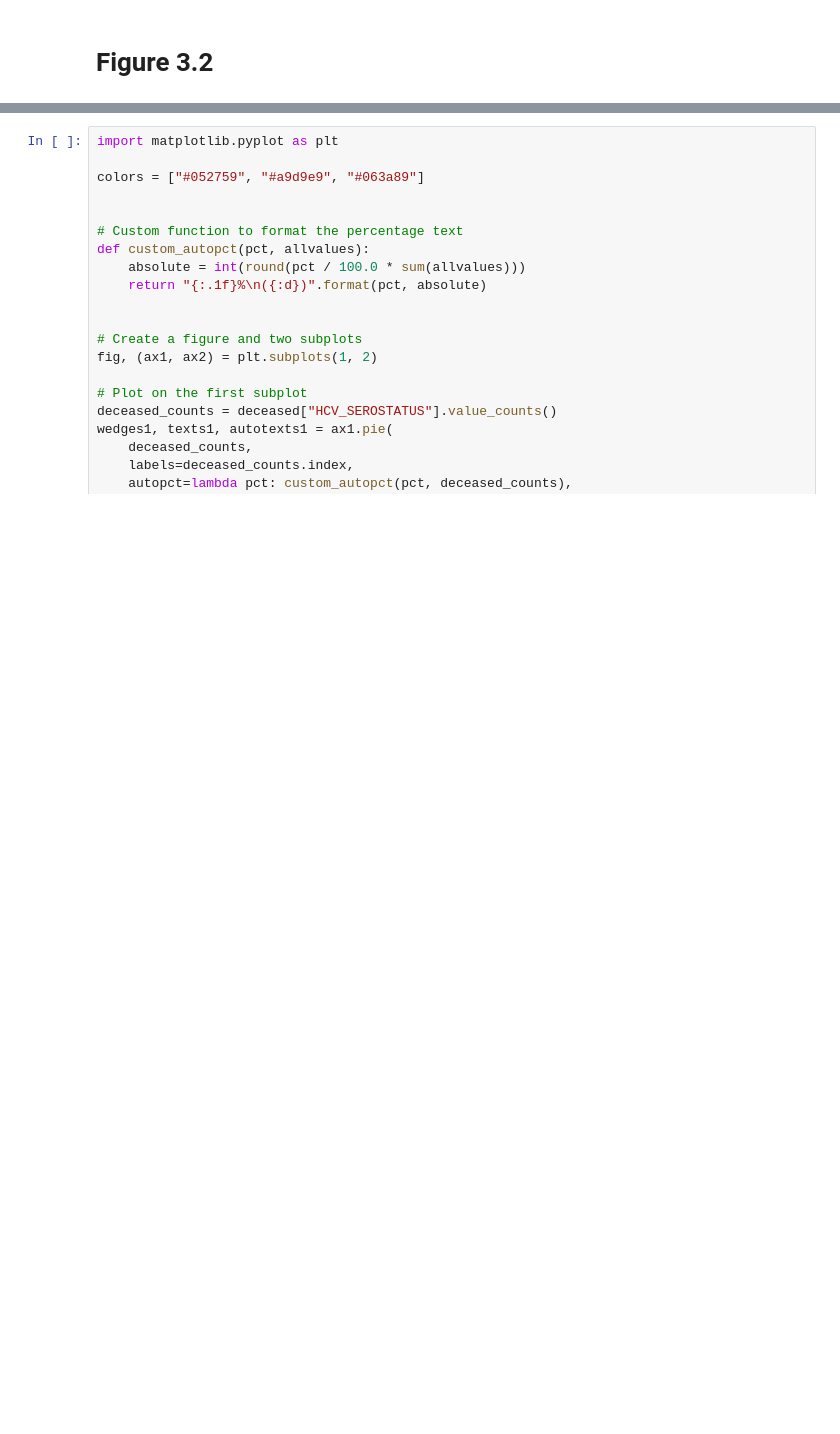
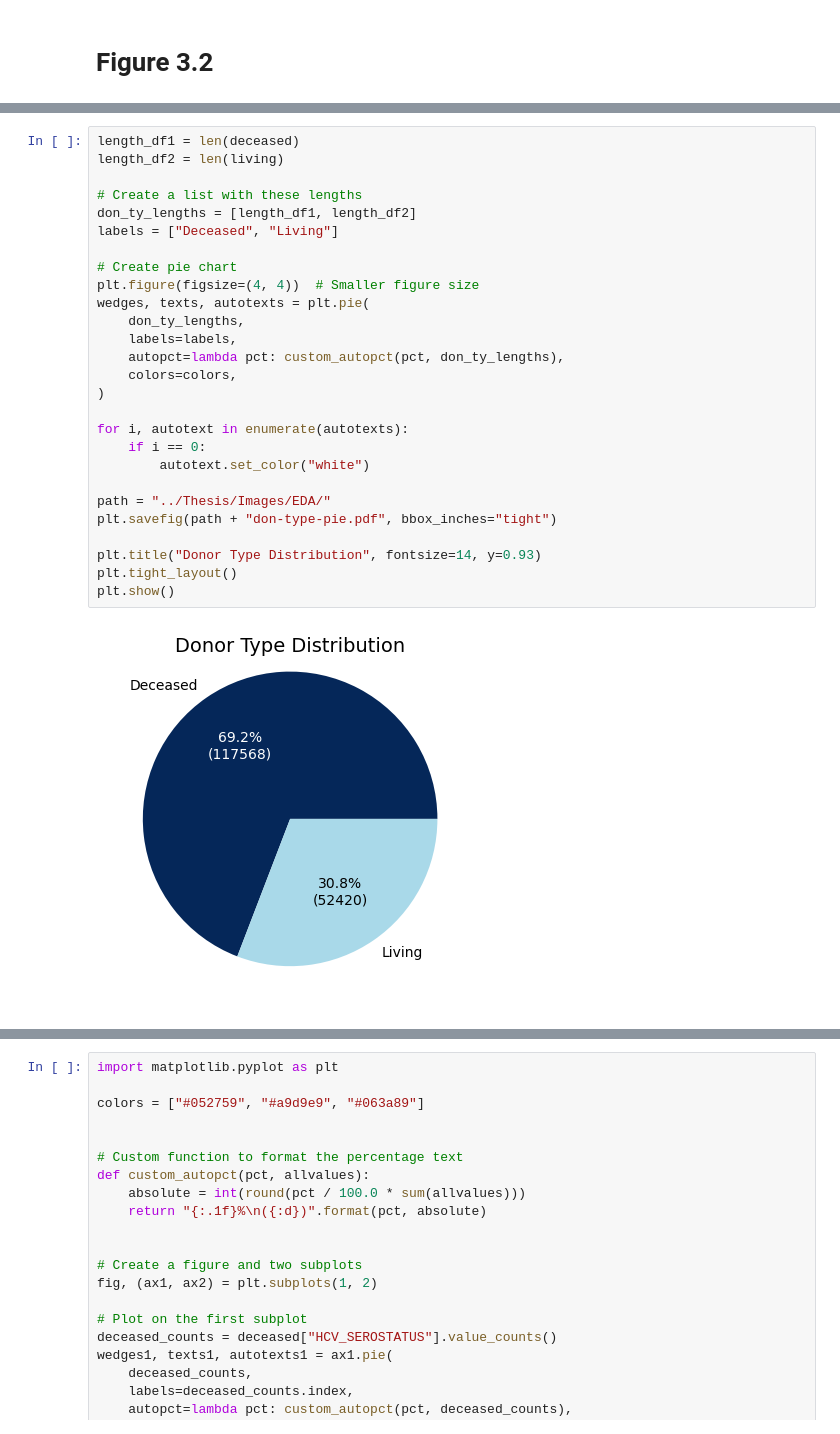
Before and after one commit to krllstdn/BachelorProject, a Jupyter notebook: Code/data_analysis.ipynb, the cells around one changed output, grey strips where cells are left out. Saved outputs shown, nothing was run; the diff lists cells and outputs as text; blank space fills up the shorter version.

```diff
--- a/Code/data_analysis.ipynb
+++ b/Code/data_analysis.ipynb
@@ -93,0 +98,29 @@ plt.show()
+# %%
+length_df1 = len(deceased)
+length_df2 = len(living)
+
+# Create a list with these lengths
+don_ty_lengths = [length_df1, length_df2]
+labels = ["Deceased", "Living"]
+
+# Create pie chart
+plt.figure(figsize=(4, 4))  # Smaller figure size
+wedges, texts, autotexts = plt.pie(
+    don_ty_lengths,
+    labels=labels,
+    autopct=lambda pct: custom_autopct(pct, don_ty_lengths),
+    colors=colors,
+)
+
+for i, autotext in enumerate(autotexts):
+    if i == 0:
+        autotext.set_color("white")
+
+path = "../Thesis/Images/EDA/"
+plt.savefig(path + "don-type-pie.pdf", bbox_inches="tight")
+
+plt.title("Donor Type Distribution", fontsize=14, y=0.93)
+plt.tight_layout()
+plt.show()
+# %% [output]
+[figure, added]
```
Also changed, not shown: parts of 9 cells of this notebook, 5 other files.
